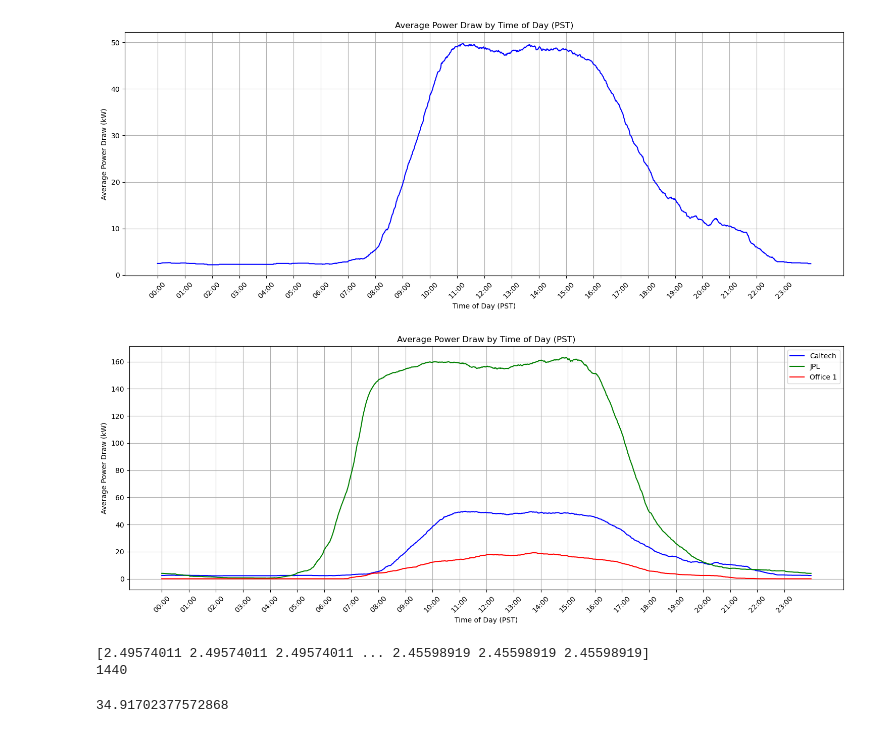
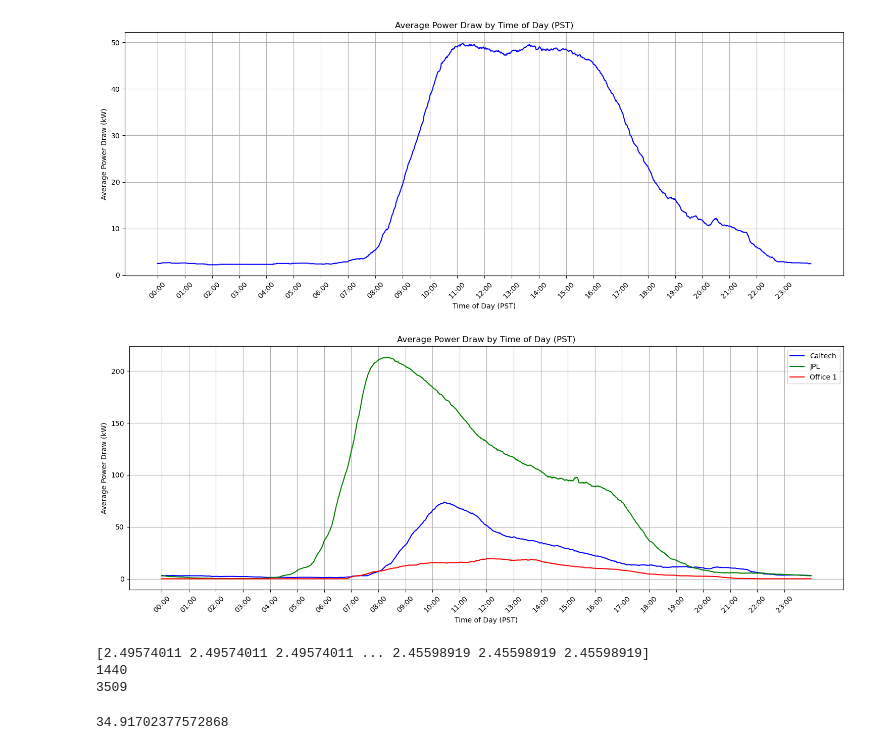
Before and after one commit to ThijsD-02/Machine-Learning-AI-Assignment-ME44312, a Jupyter notebook: average and max power draw.ipynb, the cells around one changed output. Drawn from its saved outputs; the diff is of its cells as text; code cells hidden in the pictures.

```diff
--- a/average and max power draw.ipynb
+++ b/average and max power draw.ipynb
@@ -299,23 +300,26 @@ def process_csv(file_path):
     # Parse timestamps as UTC (since GMT is equivalent to UTC)
     df['connectionTime'] = pd.to_datetime(df['connectionTime'], utc=True, errors='coerce')
     df['disconnectTime'] = pd.to_datetime(df['disconnectTime'], utc=True, errors='coerce')
+    df['doneChargingTime'] = pd.to_datetime(df['doneChargingTime'], utc=True, errors='coerce')
 
     # Convert from UTC (GMT) to Pacific Time, handling daylight savings
     df['connectionTime'] = df['connectionTime'].dt.tz_convert(pst_tz)
     df['disconnectTime'] = df['disconnectTime'].dt.tz_convert(pst_tz)
+    df['doneChargingTime'] = df['doneChargingTime'].dt.tz_convert(pst_tz)
 
     # Drop rows with missing timestamps or kWhDelivered
-    df = df.dropna(subset=['connectionTime', 'disconnectTime', 'kWhDelivered'])
+    df = df.dropna(subset=['connectionTime', 'disconnectTime', 'kWhDelivered','doneChargingTime'])
 
     # Create vectors for energy and count per minute
     minutes_in_day = 24 * 60
     energy_per_minute = np.zeros(minutes_in_day)
     count_per_minute = np.zeros(minutes_in_day)
+    energysessionlist = []
 
     # Process each session
     for _, row in df.iterrows():
         start = row['connectionTime']
-        end = row['disconnectTime']
+        end = row['doneChargingTime']
         energy = row['kWhDelivered']
 
         if end <= start:
@@ -327,7 +331,7 @@ def process_csv(file_path):
             continue
 
         energy_per_session_minute = energy / duration_minutes
-
+        energysessionlist.append(energy_per_session_minute)
         for i in range(duration_minutes):
             minute_time = start + timedelta(minutes=i)
             minute_of_day = minute_time.hour * 60 + minute_time.minute
@@ -336,40 +340,42 @@ def process_csv(file_path):
 
     return energy_per_minute
 
 # Process the three CSV files
 energy_file1 = process_csv("Data/acndata_sessions 2019_11 till 2020_5 caltech.csv")
 energy_file2 = process_csv("Data/acndata_sessions 2019_11 till 2020_5 jpl.csv")  # Replace with actual file path
 energy_file3 = process_csv("Data/acndata_sessions 2019_11 till 2020_5 office1.csv")   # Replace with actual file path
 
 # Generate time labels for x-axis (every hour)
 time_labels = [f"{h:02d}:00" for h in range(24)]
 time_ticks = [h * 60 for h in range(24)]
 
 # Plot the three energy curves on the same plot
 plt.figure(figsize=(15, 6))
 plt.plot(energy_file1, color='blue', label='Caltech', linewidth=1.5)
 plt.plot(energy_file2, color='green', label='JPL', linewidth=1.5)
 plt.plot(energy_file3, color='red', label='Office 1', linewidth=1.5)
 
 # Customize the plot
 plt.xticks(time_ticks, time_labels, rotation=45)
 plt.xlabel("Time of Day (PST)")
 plt.ylabel("Average Power Draw (kW)")
 plt.title("Average Power Draw by Time of Day (PST)")
 plt.grid(True)
 plt.legend()
 plt.tight_layout()
 
 # Show the plot
 plt.show()
 # %% [output]
-[figure, old version]
+[figure, new version]
 # %%
 print(energy_file1)
 print(len(energy_file1))
+print(len(listlistlist))
 # %% [output]
 [2.49574011 2.49574011 2.49574011 ... 2.45598919 2.45598919 2.45598919]
 1440
+3509
 # %%
 # Load your dataset
 file_path = "Data/acndata_sessions 2019_11 till 2020_5 office1.csv"  # Change this to your actual file path
```
Also changed, not shown: parts of 8 cells of this notebook, 3 other files.
